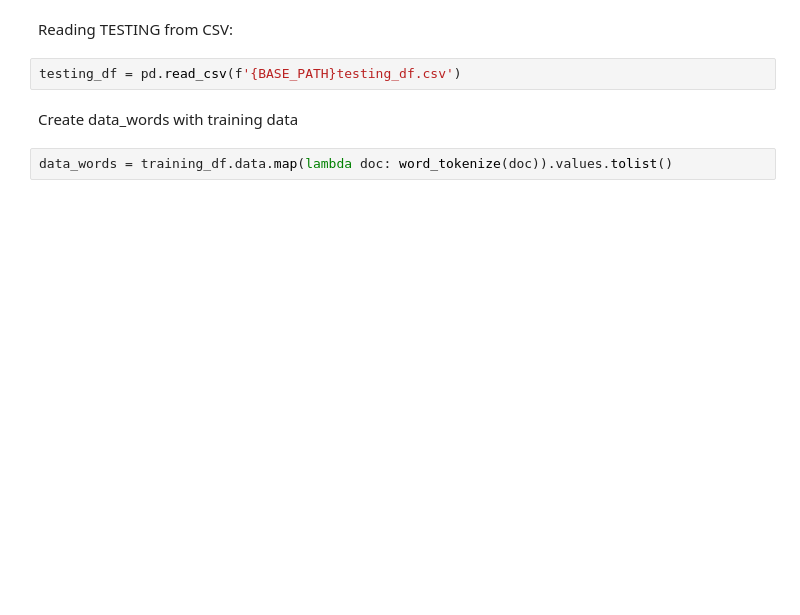
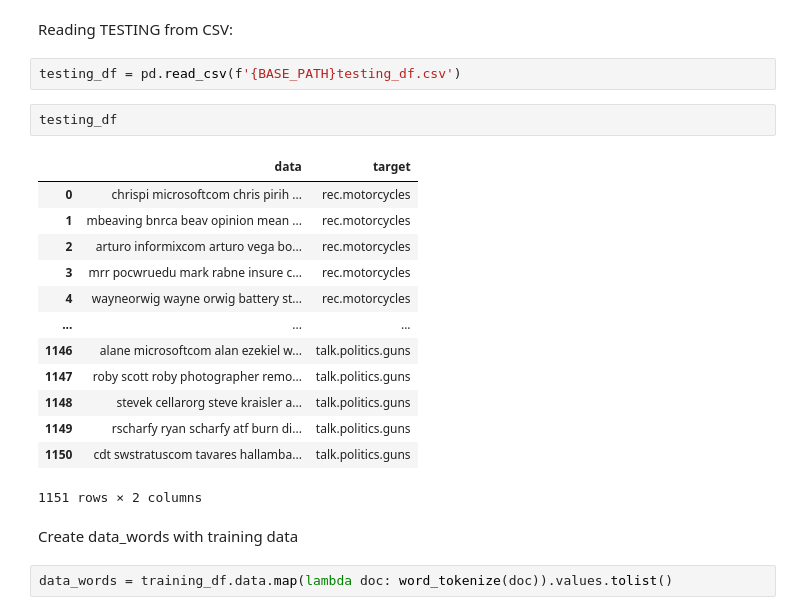
Before and after one commit to nimmitahsin1727/lda-implementation, a Jupyter notebook: lda-scratch-with-token-filter.ipynb, the cells around one changed output. Saved outputs shown, nothing was run; the diff lists cells and outputs as text; blank space fills up the shorter version.

```diff
--- a/lda-scratch-with-token-filter.ipynb
+++ b/lda-scratch-with-token-filter.ipynb
@@ -33,6 +49,22 @@ training_df = pd.read_csv(f'{BASE_PATH}training_df.csv')
 Reading TESTING from CSV:
 # %%
 testing_df = pd.read_csv(f'{BASE_PATH}testing_df.csv')
+# %%
+testing_df
+# %% [output]
+|  | data | target |
+| 0 | chrispi microsoftcom chris pirih ... | rec.motorcycles |
+| 1 | mbeaving bnrca beav opinion mean ... | rec.motorcycles |
+| 2 | arturo informixcom arturo vega bo... | rec.motorcycles |
+| 3 | mrr pocwruedu mark rabne insure c... | rec.motorcycles |
+| 4 | wayneorwig wayne orwig battery st... | rec.motorcycles |
+| ... | ... | ... |
+| 1146 | alane microsoftcom alan ezekiel w... | talk.politics.guns |
+| 1147 | roby scott roby photographer remo... | talk.politics.guns |
+| 1148 | stevek cellarorg steve kraisler a... | talk.politics.guns |
+| 1149 | rscharfy ryan scharfy atf burn di... | talk.politics.guns |
+| 1150 | cdt swstratuscom tavares hallamba... | talk.politics.guns |
+1151 rows × 2 columns
 # %% [markdown]
 Create data_words with training data
 # %%
```
Also changed, not shown: parts of 11 cells of this notebook, 6 other files.
